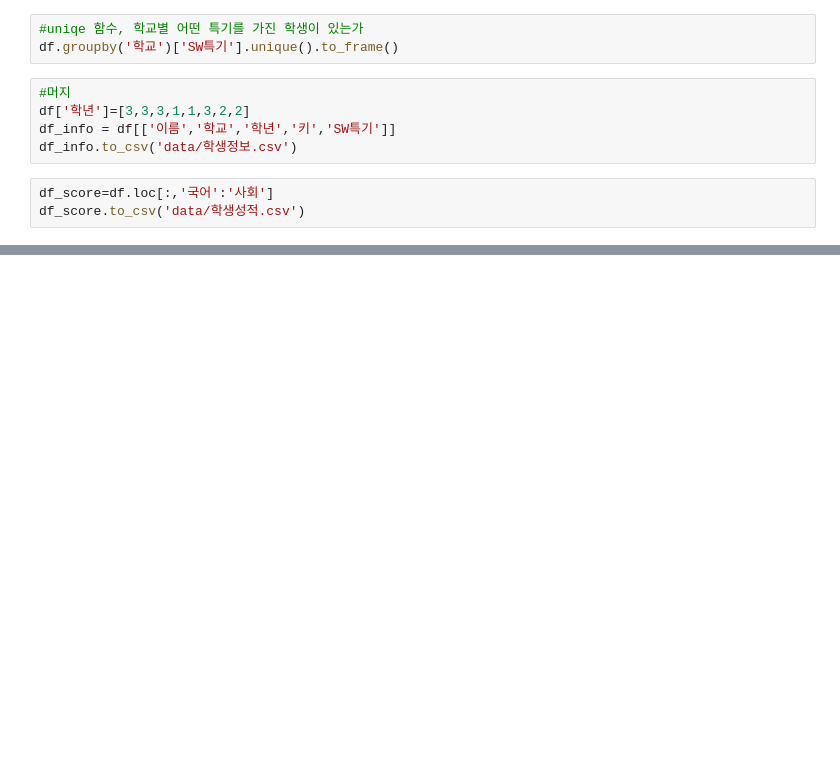
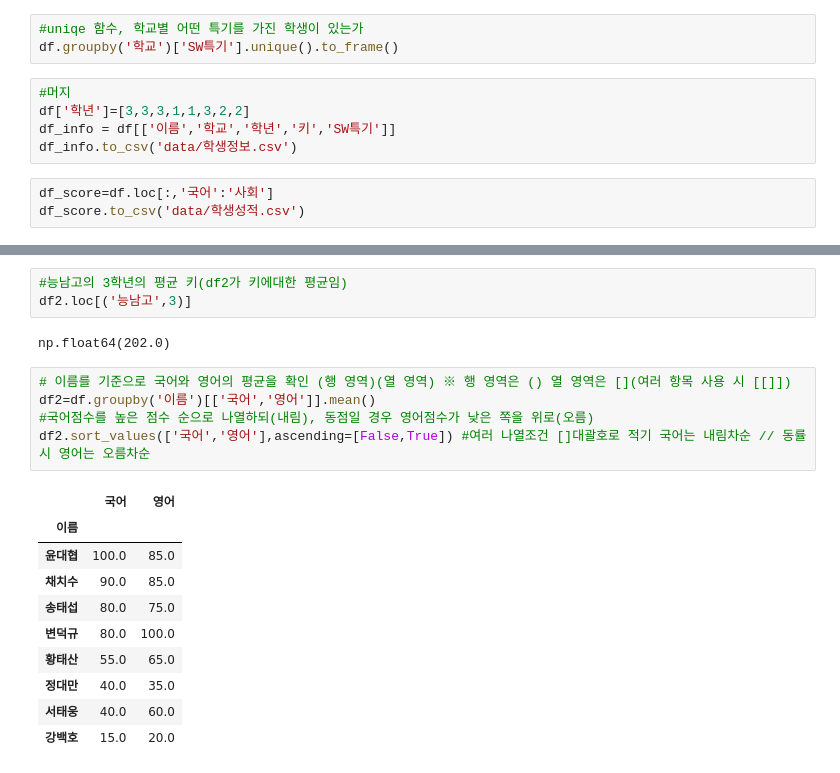
Before and after one commit to Kims-club98/python-project, a Jupyter notebook: 03.데이터분석/01시리즈/14그룹화.ipynb, the cells around one changed output, grey strips where cells are left out. Cells and saved outputs as stored; diff of their text form; blank space fills up the shorter version.

```diff
--- a/03.데이터분석/01시리즈/14그룹화.ipynb
+++ b/03.데이터분석/01시리즈/14그룹화.ipynb
@@ -100,0 +172,21 @@ df_score.to_csv('data/학생성적.csv')
+# %%
+#능남고의 3학년의 평균 키(df2가 키에대한 평균임)
+df2.loc[('능남고',3)]
+# %% [output]
+np.float64(202.0)
+# %%
+# 이름를 기준으로 국어와 영어의 평균을 확인 (행 영역)(열 영역) ※ 행 영역은 () 열 영역은 [](여러 항목 사용 시 [[]])
+df2=df.groupby('이름')[['국어','영어']].mean()
+#국어점수를 높은 점수 순으로 나열하되(내림), 동점일 경우 영어점수가 낮은 쪽을 위로(오름)
+df2.sort_values(['국어','영어'],ascending=[False,True]) #여러 나열조건 []대괄호로 적기 국어는 내림차순 // 동률 시 영어는 오름차순
+# %% [output]
+|  | 국어 | 영어 |
+| 이름 |  |  |
+| 윤대협 | 100.0 | 85.0 |
+| 채치수 | 90.0 | 85.0 |
+| 송태섭 | 80.0 | 75.0 |
+| 변덕규 | 80.0 | 100.0 |
+| 황태산 | 55.0 | 65.0 |
+| 정대만 | 40.0 | 35.0 |
+| 서태웅 | 40.0 | 60.0 |
+| 강백호 | 15.0 | 20.0 |
```
Also changed, not shown: parts of 14 cells of this notebook, 13 other files.
